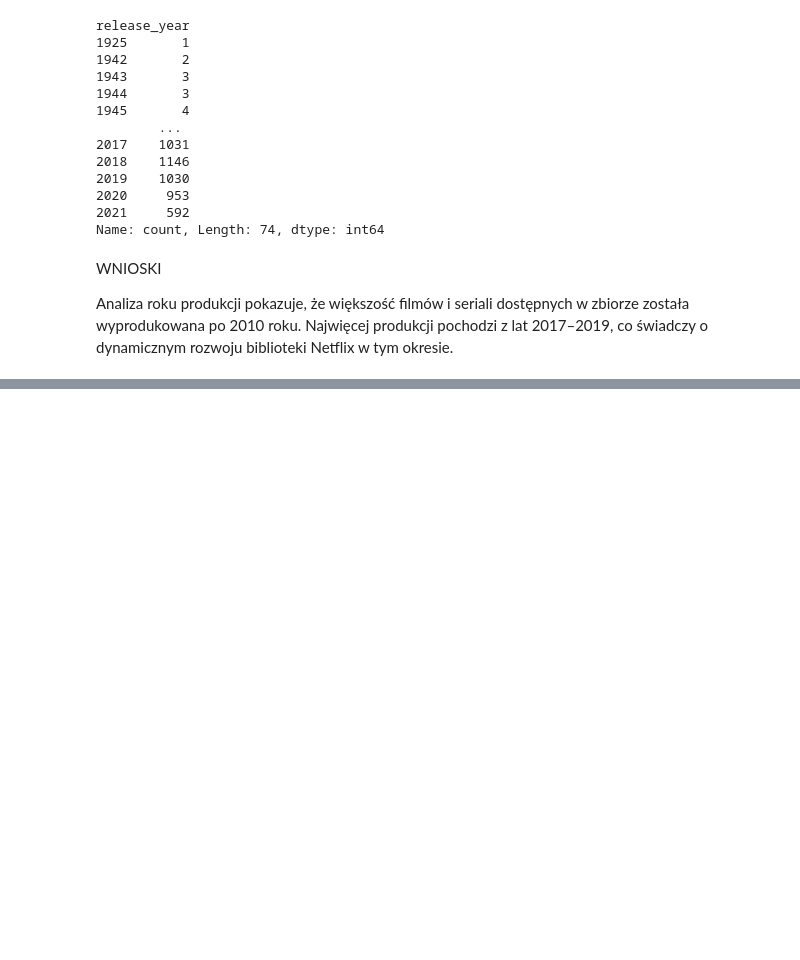
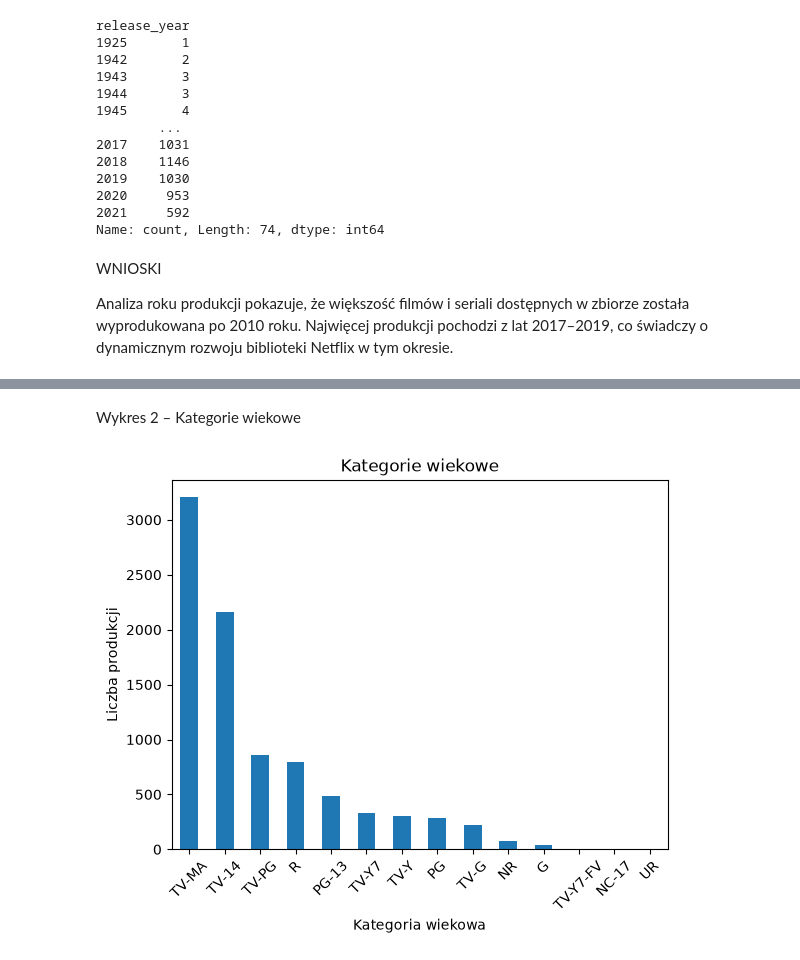
Before and after one commit to martafreund/analiza, a Jupyter notebook: netfix_cleaning.ipynb, the cells around one changed output, grey strips where cells are left out. Drawn from its saved outputs; the diff is of its cells as text; code cells hidden in the pictures; blank space fills up the shorter version.

```diff
--- a/netfix_cleaning.ipynb
+++ b/netfix_cleaning.ipynb
@@ -414,0 +475,12 @@ Analiza roku produkcji pokazuje, że większość filmów i seriali dostępnych
+# %% [markdown]
+Wykres 2 – Kategorie wiekowe
+# %%
+rating_counts.plot(kind="bar")
+
+plt.title("Kategorie wiekowe")
+plt.xlabel("Kategoria wiekowa")
+plt.ylabel("Liczba produkcji")
+plt.xticks(rotation=45)
+plt.show()
+# %% [output]
+[figure, added]
```
Also changed, not shown: parts of 16 cells of this notebook.
